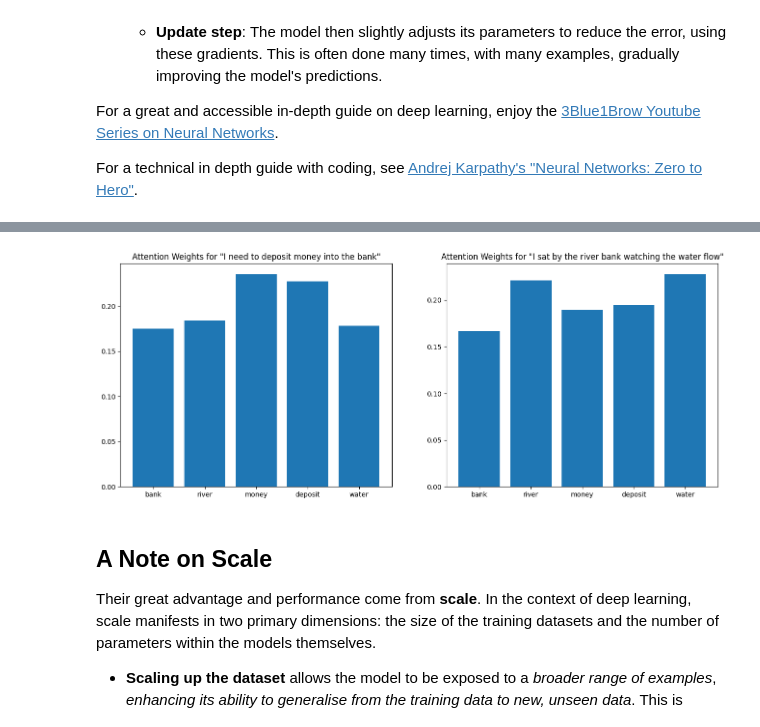
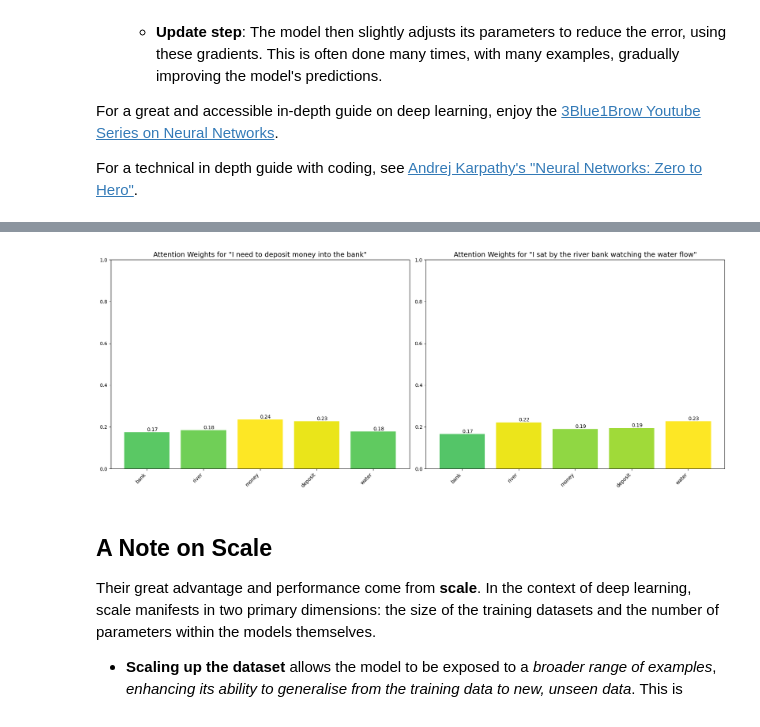
Before and after one commit to jens-koning/Oxford-Methods-Spring-School, a Jupyter notebook: tutorials/oss_llms_intro.ipynb, the cells around one changed output, grey strips where cells are left out. Cells and saved outputs as stored; diff of their text form; code cells hidden in the pictures.

```diff
--- a/tutorials/oss_llms_intro.ipynb
+++ b/tutorials/oss_llms_intro.ipynb
@@ -371,5 +372,5 @@ For an in-depth dive into attention and transformer, see:
 # %%
-#@title Attention Example
+#@title A (very) Simplified Attention Example
 import torch
 import torch.nn.functional as F
 import matplotlib.pyplot as plt
@@ -389,43 +390,49 @@ def attention(query, keys, values):
     Compute scaled dot-product attention.
 
     query: Tensor representing the query
     keys: Tensor representing all keys
     values: Tensor representing all values
     """
     # Compute dot product of query and keys
     scores = torch.matmul(query, keys.transpose(0, 1)) / torch.sqrt(torch.tensor(keys.shape[1], dtype=torch.float32))
     # Apply softmax to get probabilities
     probs = F.softmax(scores, dim=-1)
     # Multiply probs by values to get weighted sum
     output = torch.matmul(probs, values)
     return output, probs
 
 # Example usage with more words in different contexts
 keys = torch.stack([vocab[word] for word in vocab])
 values = keys  # In practice, keys and values can be different
 
 # Context 1: "I need to deposit money into the bank"
 query1 = (vocab['deposit'] + vocab['money'] + vocab['bank']) / 3
 output1, probs1 = attention(query1, keys, values)
 
 # Context 2: "I sat by the river bank watching the water flow"
 query2 = (vocab['river'] + vocab['bank'] + vocab['water']) / 3
 output2, probs2 = attention(query2, keys, values)
 
 # Plotting attention weights
-plt.figure(figsize=(16, 6))
-plt.subplot(1, 2, 1)
-plt.bar(range(len(probs1)), probs1.detach().numpy())
-plt.title('Attention Weights for "I need to deposit money into the bank"')
-plt.xticks(ticks=range(len(probs1)), labels=list(vocab.keys()))
+def plot_attention(probs, query_context, vocab_keys, plot_number):
+    ax = plt.subplot(1, 2, plot_number)
+    colors = plt.cm.viridis(probs.detach().numpy() / max(probs.detach().numpy()))  # Normalize and map to colormap
+    bars = plt.bar(range(len(probs)), probs.detach().numpy(), color=colors)
+    plt.title(f'Attention Weights for "{query_context}"', fontsize=14)
+    plt.xticks(ticks=range(len(probs)), labels=vocab_keys, rotation=45, ha='right')
+    plt.ylim(0, 1)  # Normalize y-axis to show probabilities clearly
+    for bar, weight in zip(bars, probs):
+        yval = bar.get_height()
+        plt.text(bar.get_x() + bar.get_width()/2, yval, f'{weight.item():.2f}', va='bottom', color='black', fontsize=10)  # Annotate weights
 
-plt.subplot(1, 2, 2)
-plt.bar(range(len(probs2)), probs2.detach().numpy())
-plt.title('Attention Weights for "I sat by the river bank watching the water flow"')
-plt.xticks(ticks=range(len(probs2)), labels=list(vocab.keys()))
+# Setup for plots
+plt.figure(figsize=(18, 7))
+plot_attention(probs1, 'I need to deposit money into the bank', list(vocab.keys()), 1)
+plot_attention(probs2, 'I sat by the river bank watching the water flow', list(vocab.keys()), 2)
+plt.tight_layout()
 plt.show()
 # %% [output]
-[figure, old version]
+[figure, new version]
 # %% [markdown]
 ## A Note on Scale
 
```
Also changed, not shown: parts of 4 cells of this notebook.
